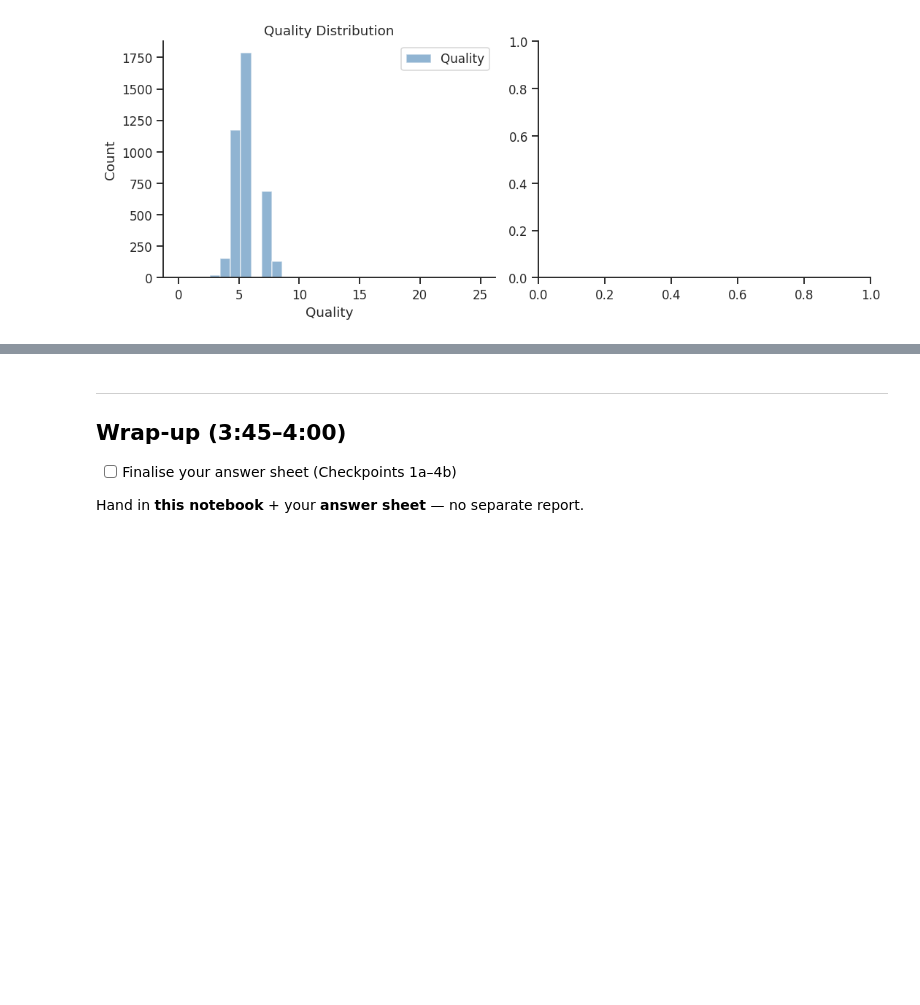
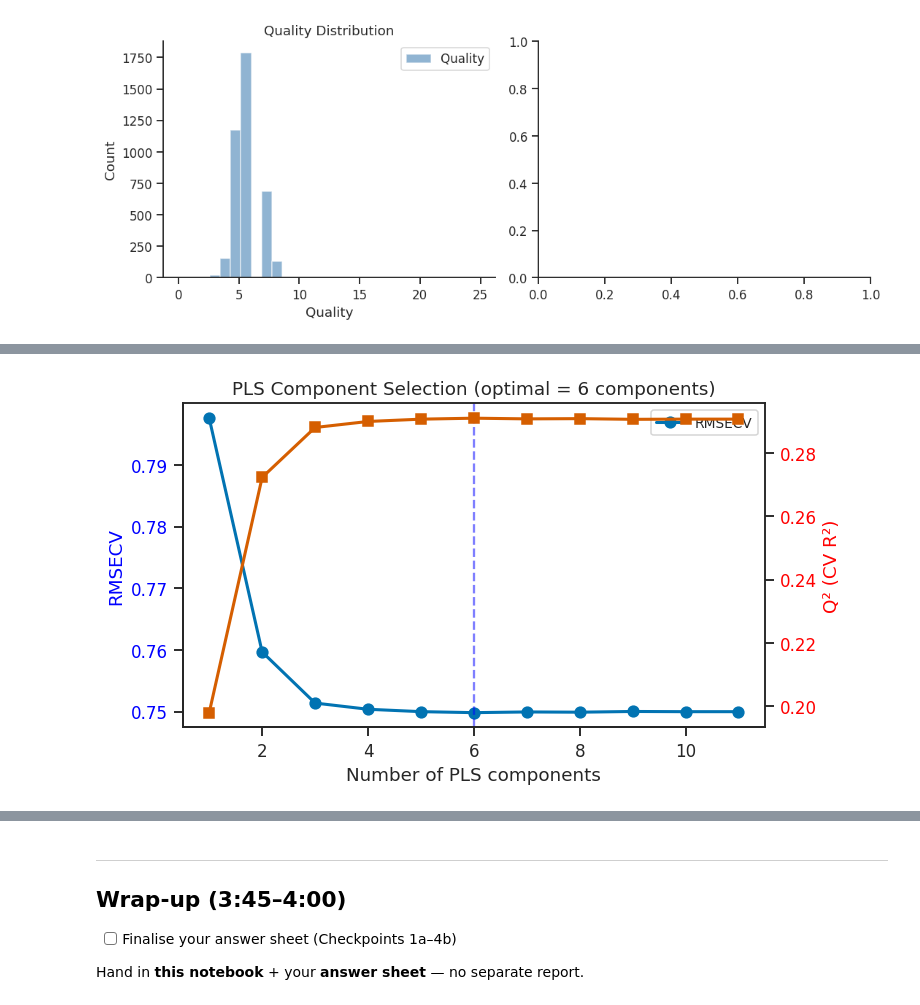
Before and after one commit to fredrik104/1kb570_2026, a Jupyter notebook: Labs/02_modelling_wine_quality/starter_notebook.ipynb, the cells around one changed output, grey strips where cells are left out. Cells and saved outputs as stored; diff of their text form; code cells hidden in the pictures; blank space fills up the shorter version.

```diff
--- a/Labs/02_modelling_wine_quality/starter_notebook.ipynb
+++ b/Labs/02_modelling_wine_quality/starter_notebook.ipynb
@@ -746,3 +795,89 @@ ValueError: 'c' argument has 3961 elements, which is inconsistent with 'x' and '
 # white wine, same methodology as before. Compare validated performance and
 # top variables to your red-wine result (Checkpoint 3a/3b/3d) -- write the
 # comparison on the answer sheet (Checkpoint 4b).
+
+#CHOSE TO REDO PLS
+
+scaler_X_whitePLS = StandardScaler()
+X_scaled_whitePLS = scaler_X_whitePLS.fit_transform(X_white)
+
+
+max_comp_white = X_scaled_whitePLS.shape[1] # Set max_comp to the number of features
+rmsecv = []
+q2     = []
+kf = KFold(n_splits=10, shuffle=True, random_state=42)
+
+for nc in range(1, max_comp_white + 1):
+    pls_tmp = PLSRegression(n_components=nc, scale=False)
+    qual_pred_white = cross_val_predict(pls_tmp, X_scaled_whitePLS, df2.quality, cv=kf).ravel()
+    rmsecv.append(np.sqrt(mean_squared_error(df2.quality, qual_pred_white)))
+    q2.append(r2_score(df2.quality, qual_pred_white))
+
+opt_nc_white = np.argmin(rmsecv) + 1
+print(f'Optimal number of components: {opt_nc_white}  (RMSECV = {rmsecv[opt_nc_white-1]:.2f})')
+
+fig, ax1 = plt.subplots(figsize=(7, 4))
+ax2 = ax1.twinx()
+ax1.plot(range(1, max_comp_white+1), rmsecv, 'bo-', lw=2, ms=7, label='RMSECV')
+ax1.axvline(opt_nc_white, color='blue', ls='--', alpha=0.5)
+ax2.plot(range(1, max_comp_white+1), q2, 'rs-', lw=2, ms=7, label='Q²')
+ax1.set_xlabel('Number of PLS components')
+ax1.set_ylabel('RMSECV', color='blue')
+ax2.set_ylabel('Q² (CV R²)', color='red')
+ax1.tick_params(axis='y', labelcolor='blue')
+ax2.tick_params(axis='y', labelcolor='red')
+lines1, labels1 = ax1.get_legend_handles_labels()
+lines2, labels2 = ax2.get_legend_handles_labels()
+ax1.legend(lines1+labels2, labels1+labels2, fontsize=9)
+ax1.set_title(f'PLS Component Selection (optimal = {opt_nc_white} components)')
+sns.despine(ax=ax1)
+plt.tight_layout()
+plt.show()
+
+####################################################
+
+X_train_whitePLS, X_test_whitePLS, y_train_white, y_test_white = train_test_split(
+    X_white, y_white, test_size=0.33, random_state=42)
+
+scaler_X_whitePLS = StandardScaler()
+X_train_scaled_white = scaler_X_whitePLS.fit_transform(X_train_whitePLS)
+X_test_scaled_white = scaler_X_whitePLS.transform(X_test_whitePLS)
+
+
+pls2 = PLSRegression(n_components=opt_nc_white, scale=False)
+pls2.fit(X_train_scaled_white, y_train_white)
+
+qual_pred_train_white = pls2.predict(X_train_scaled_white).ravel()
+qual_pred_cv_white    = cross_val_predict(pls2, X_train_scaled_white, y_train_white, cv=kf).ravel()
+
+r2_train_white = r2_score(y_train_white, qual_pred_train_white)
+r2_cv_white    = r2_score(y_train_white, qual_pred_cv_white)
+rmse_cv_white  = np.sqrt(mean_squared_error(y_train_white, qual_pred_cv_white))
+
+print(f'R²      (train) = {r2_train_white:.4f}')
+print(f'Q²      (CV)    = {r2_cv_white:.4f}')
+print(f'RMSECV         = {rmse_cv_white:.2f} °C')
+
+fig, axes = plt.subplots(1, 2, figsize=(11, 4))
+
+for ax, (qual_p, label, color) in zip(
+    axes,
+    [(qual_pred_train_white, f'Calibration  R²={r2_train_white:.3f}', 'steelblue'),
+     (qual_pred_cv_white,   f'Cross-val  Q²={r2_cv_white:.3f}',      'crimson')]
+):
+    ax.scatter(y_train_white, qual_p, s=30, alpha=0.6, color=color)
+    lims = [min(y_train_white.min(), qual_p.min())-2, max(y_train_white.max(), qual_p.max())+2]
+    ax.plot(lims, lims, 'k--', lw=1.5)
+    ax.set_xlabel('Measured Quality ')
+    ax.set_ylabel('Predicted Quality ')
+    ax.set_title(label)
+    sns.despine(ax=ax)
+
+plt.suptitle('PLS Model: Predicted vs Measured Quality', fontsize=12)
+plt.tight_layout()
+plt.show()
+
+plscoef2 = pls2.coef_
+print('PLS Coefficients')
+print(plscoef)
+# %% [output]
@@ -748,0 +888 @@ ValueError: 'c' argument has 3961 elements, which is inconsistent with 'x' and '
+[figure, added]
```
Also changed, not shown: parts of 4 cells of this notebook.
